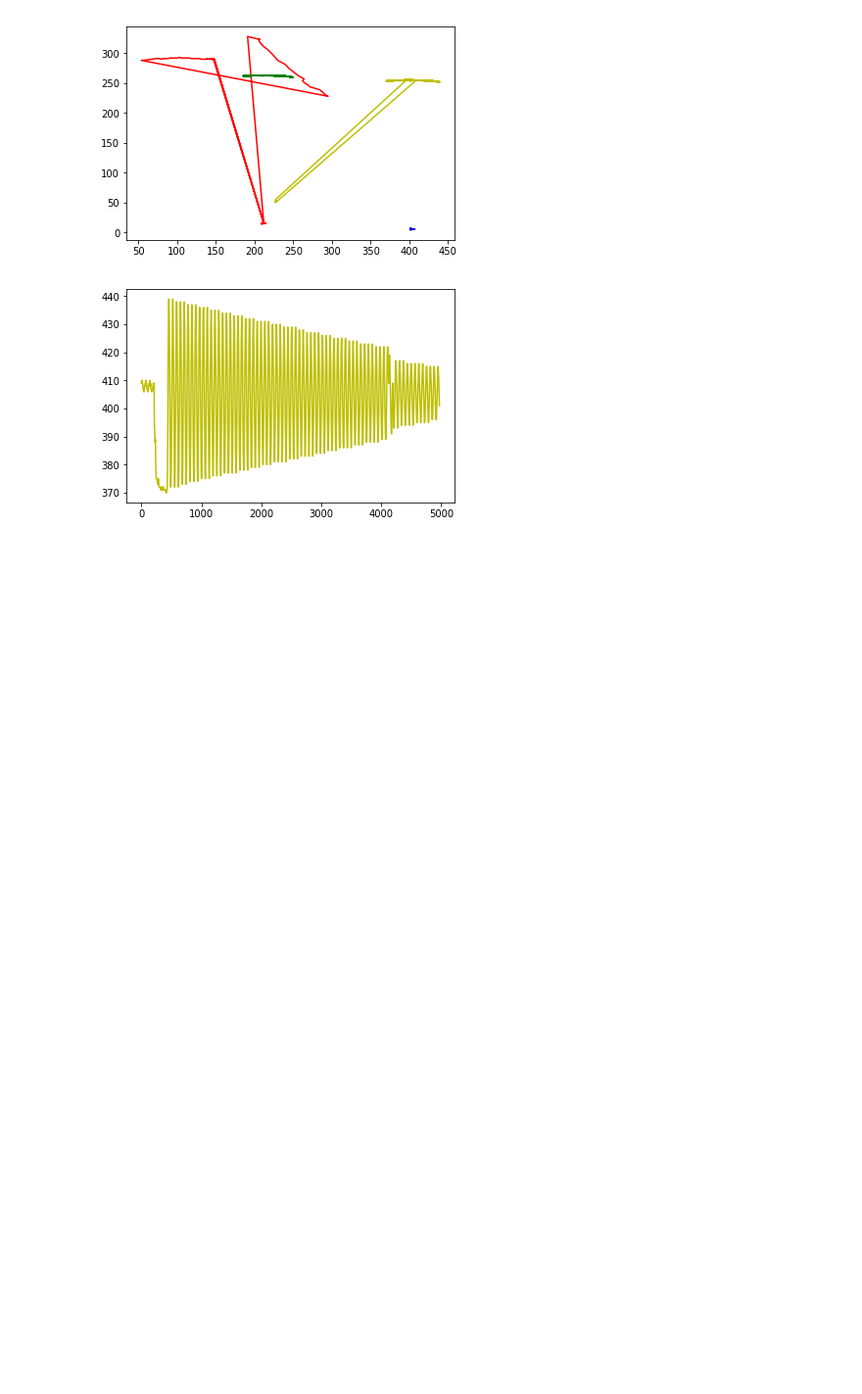
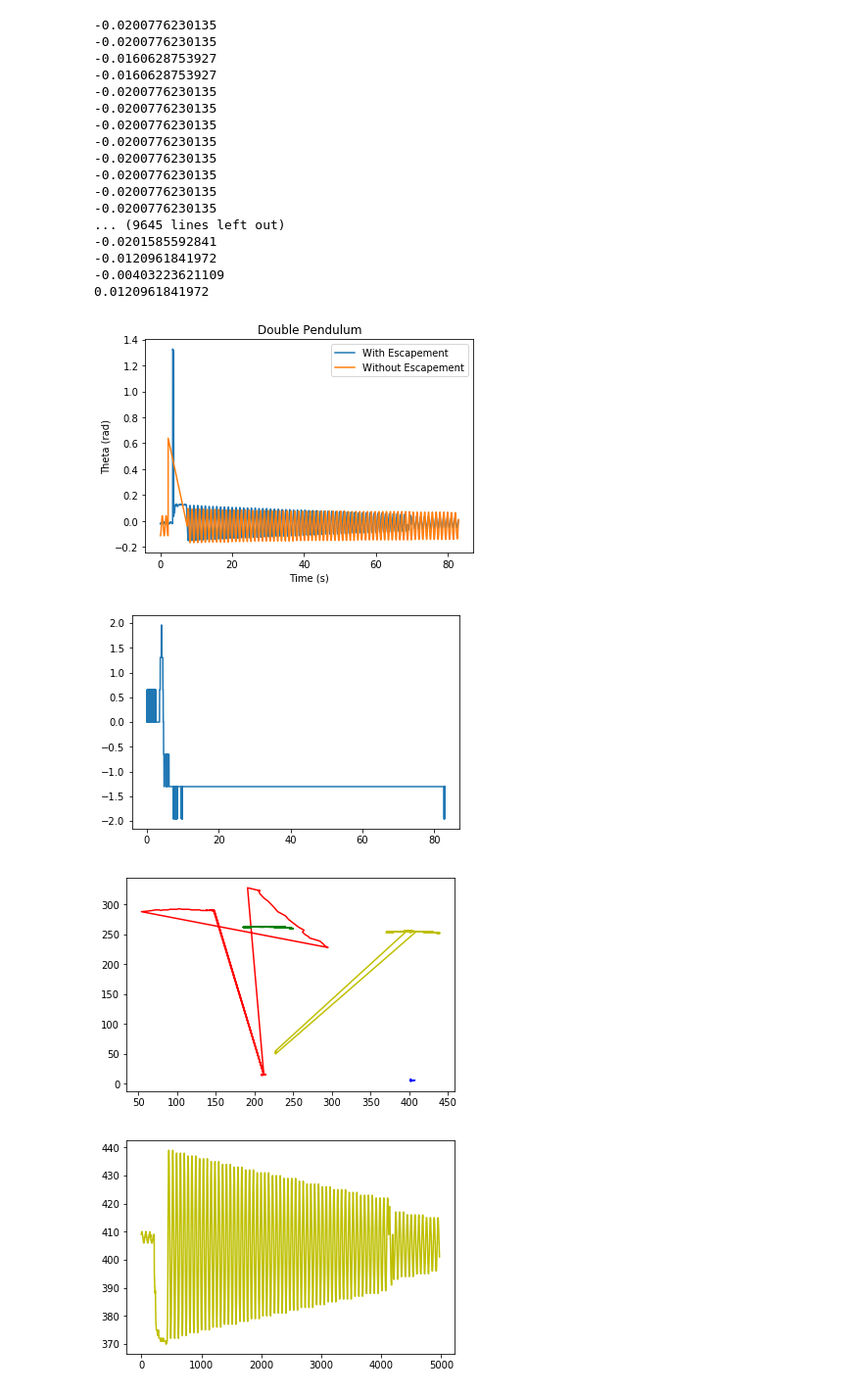
Before and after one commit to snielsen221b/ChaosClocksComputerVision, a Jupyter notebook: Chaos_DoubleP_Experimental.ipynb, the cells around one changed output. Shown: that part at 98% size. Saved outputs shown, nothing was run; the diff lists cells and outputs as text; code cells hidden in the pictures; blank space fills up the shorter version.

```diff
--- a/Chaos_DoubleP_Experimental.ipynb
+++ b/Chaos_DoubleP_Experimental.ipynb
@@ -14,16 +16,18 @@ for filename in os.listdir(path):
     #d["data{0}".format(filename)] = pickle.load(f)
         d["data{0}".format(filename)] = pickle.load(fh)
 # %%
-f = open(os.path.join(path, 'DSC_0020.txt'))
-data = pickle.load(f)
+# open data
+fp =  open(os.path.join(path, "DSC_0020.txt"))
+data = pickle.load(fp)
+# print(data)
 
 # pagackes data as ditionary {color: time, x, y}
 organized_data = {'red': {'t': [], 'x': [], 'y': []}, 'green': {'t': [], 'x': [],
 'y': []}, 'blue': {'t': [], 'x': [], 'y': []}, 'yellow': {'t': [], 'x': [], 'y': []}}
 
+rbdist = 300 # distance between centers of r and b (stationary) dots in mm
+
 # Organize Data
-#data = ["data{0}".format(filename)]
-#for  data in os.listdir(path):
 for i in data:
     color = i[0]
     center = i[1]
@@ -40,12 +44,3 @@ for i in data:
     y_list.append(y)
 
     organized_data[color] = {'t': t_list, 'x': x_list, 'y': y_list}
-
-
-def calculate_angle(data, color1, color2):
-    t1_list = data[color1]['t']
-    t2_list = data[color2]['t']
-    x1_list = data[color1]['x']
-    x2_list = data[color2]['x']
-    y1_list = data[color1]['y']
-    y2_list = data[color2]['y']
@@ -52,3 +153,47 @@ def calculate_angle(data, color1, color2):
+# %%
+# print(organized_data['blue']['t'])
+theta_data1 = calculate_angles(organized_data, 'yellow', 'blue')
+theta_data2 = calculate_angles(organized_data, 'green', 'red')
+
+# print(theta_data[0])
+fig1 = plt.figure(1)
+plt.plot(theta_data1[0], theta_data1[1], label = 'Yellow Pendulum')
+plt.plot(theta_data2[0], theta_data2[1], label = 'Green Pendulum')
+plt.ylabel("Theta (rad)")
+plt.xlabel('Time (s)')
+plt.title('Double Pendulum')
+plt.legend(['With Escapement','Without Escapement'])
+
+#plt.plot(organized_data['yellow']['x'], organized_data['yellow']['y'], 'y')
+#plt.plot(organized_data['blue']['x'], organized_data['blue']['y'], 'b')
+
+plt.show()
+
+
+cart_data = calculate_cart(rbdist, organized_data,'blue','red')
+plt.figure(2)
+plt.plot(cart_data[0],cart_data[1])
+plt.show()
+# %% [output]
+-0.0200776230135
+-0.0200776230135
+-0.0160628753927
+-0.0160628753927
+-0.0200776230135
+-0.0200776230135
+-0.0200776230135
+-0.0200776230135
+-0.0200776230135
+-0.0200776230135
+-0.0200776230135
+-0.0200776230135
+... (9645 lines left out)
+-0.0201585592841
+-0.0120961841972
+-0.00403223621109
+0.0120961841972
+[figure, added]
+[figure, added]
 # %%
 plt.plot(organized_data['yellow']['x'], organized_data['yellow']['y'], 'y')
 plt.plot(organized_data['blue']['x'], organized_data['blue']['y'], 'b')
```
Also changed, not shown: parts of 3 cells of this notebook, 2 other files.
